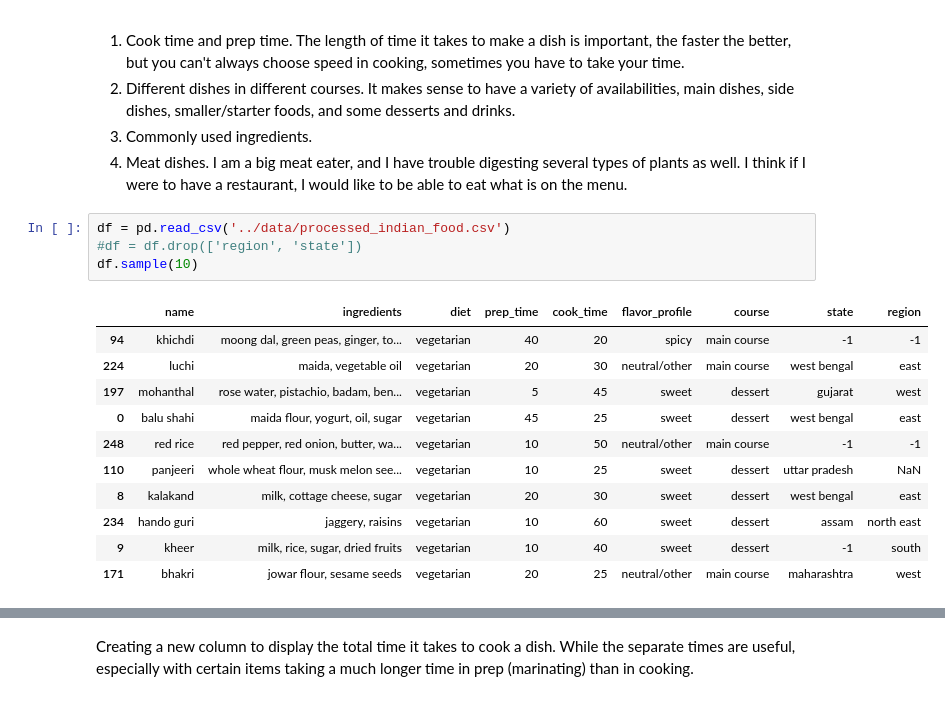
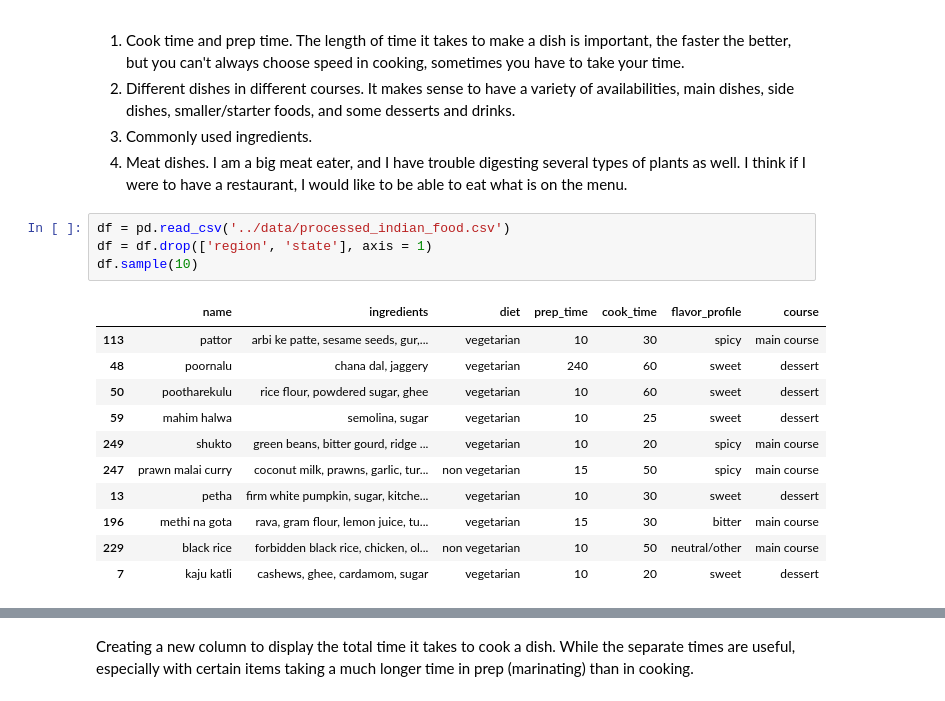
Before and after one commit to dmshakur/indian-food-data-analysis, a Jupyter notebook: notebooks/data_analysis.ipynb, the cells around one changed output, grey strips where cells are left out. Saved outputs shown, nothing was run; the diff lists cells and outputs as text.

Commit message:
Finished EDA on cooking time.

```diff
--- a/notebooks/data_analysis.ipynb
+++ b/notebooks/data_analysis.ipynb
@@ -27,17 +15,17 @@ For this dataset I have decided on a few things that I want to look at in order
 4. Meat dishes. I am a big meat eater, and I have trouble digesting several types of plants as well. I think if I were to have a restaurant, I would like to be able to eat what is on the menu.
 # %%
 df = pd.read_csv('../data/processed_indian_food.csv')
-#df = df.drop(['region', 'state'])
+df = df.drop(['region', 'state'], axis = 1)
 df.sample(10)
 # %% [output]
-|  | name | ingredients | diet | prep_time | cook_time | flavor_profile | course | state | region |
-| 94 | khichdi | moong dal, green peas, ginger, to... | vegetarian | 40 | 20 | spicy | main course | -1 | -1 |
-| 224 | luchi | maida, vegetable oil | vegetarian | 20 | 30 | neutral/other | main course | west bengal | east |
-| 197 | mohanthal | rose water, pistachio, badam, ben... | vegetarian | 5 | 45 | sweet | dessert | gujarat | west |
-| 0 | balu shahi | maida flour, yogurt, oil, sugar | vegetarian | 45 | 25 | sweet | dessert | west bengal | east |
-| 248 | red rice | red pepper, red onion, butter, wa... | vegetarian | 10 | 50 | neutral/other | main course | -1 | -1 |
-| 110 | panjeeri | whole wheat flour, musk melon see... | vegetarian | 10 | 25 | sweet | dessert | uttar pradesh | NaN |
-| 8 | kalakand | milk, cottage cheese, sugar | vegetarian | 20 | 30 | sweet | dessert | west bengal | east |
-| 234 | hando guri | jaggery, raisins | vegetarian | 10 | 60 | sweet | dessert | assam | north east |
-| 9 | kheer | milk, rice, sugar, dried fruits | vegetarian | 10 | 40 | sweet | dessert | -1 | south |
-| 171 | bhakri | jowar flour, sesame seeds | vegetarian | 20 | 25 | neutral/other | main course | maharashtra | west |
+|  | name | ingredients | diet | prep_time | cook_time | flavor_profile | course |
+| 113 | pattor | arbi ke patte, sesame seeds, gur,... | vegetarian | 10 | 30 | spicy | main course |
+| 48 | poornalu | chana dal, jaggery | vegetarian | 240 | 60 | sweet | dessert |
+| 50 | pootharekulu | rice flour, powdered sugar, ghee | vegetarian | 10 | 60 | sweet | dessert |
+| 59 | mahim halwa | semolina, sugar | vegetarian | 10 | 25 | sweet | dessert |
+| 249 | shukto | green beans, bitter gourd, ridge ... | vegetarian | 10 | 20 | spicy | main course |
+| 247 | prawn malai curry | coconut milk, prawns, garlic, tur... | non vegetarian | 15 | 50 | spicy | main course |
+| 13 | petha | firm white pumpkin, sugar, kitche... | vegetarian | 10 | 30 | sweet | dessert |
+| 196 | methi na gota | rava, gram flour, lemon juice, tu... | vegetarian | 15 | 30 | bitter | main course |
+| 229 | black rice | forbidden black rice, chicken, ol... | non vegetarian | 10 | 50 | neutral/other | main course |
+| 7 | kaju katli | cashews, ghee, cardamom, sugar | vegetarian | 10 | 20 | sweet | dessert |
```
Also changed, not shown: parts of 18 cells of this notebook, 1 other file.
